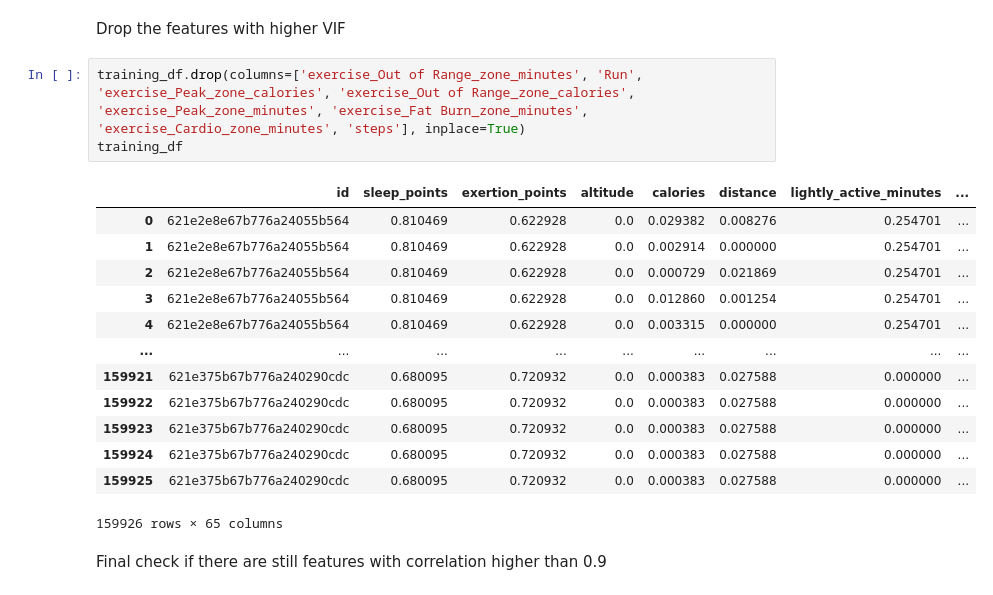
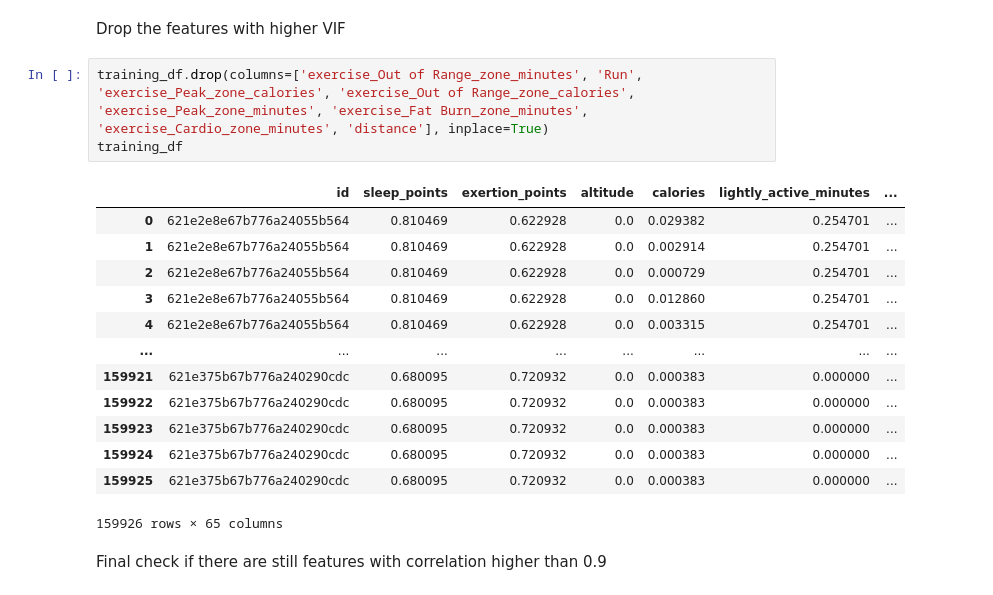
Before and after one commit to eparascho/LLMs-for-explanations, a Jupyter notebook: preprocessing/feature_elimination.ipynb, the cells around one changed output. Saved outputs shown, nothing was run; the diff lists cells and outputs as text.

```diff
--- a/preprocessing/feature_elimination.ipynb
+++ b/preprocessing/feature_elimination.ipynb
@@ -90,21 +90,21 @@ Run  --> the higher VIF: 14409.219187315666 while exercise_Peak_zone_calories --
 # %% [markdown]
 Drop the features with higher VIF
 # %%
-training_df.drop(columns=['exercise_Out of Range_zone_minutes', 'Run', 'exercise_Peak_zone_calories', 'exercise_Out of Range_zone_calories', 'exercise_Peak_zone_minutes', 'exercise_Fat Burn_zone_minutes', 'exercise_Cardio_zone_minutes', 'steps'], inplace=True)
+training_df.drop(columns=['exercise_Out of Range_zone_minutes', 'Run', 'exercise_Peak_zone_calories', 'exercise_Out of Range_zone_calories', 'exercise_Peak_zone_minutes', 'exercise_Fat Burn_zone_minutes', 'exercise_Cardio_zone_minutes', 'distance'], inplace=True)
 training_df
 # %% [output]
-|  | id | sleep_points | exertion_points | altitude | calories | distance | lightly_active_minutes | ... |
-| 0 | 621e2e8e67b776a24055b564 | 0.810469 | 0.622928 | 0.0 | 0.029382 | 0.008276 | 0.254701 | ... |
-| 1 | 621e2e8e67b776a24055b564 | 0.810469 | 0.622928 | 0.0 | 0.002914 | 0.000000 | 0.254701 | ... |
-| 2 | 621e2e8e67b776a24055b564 | 0.810469 | 0.622928 | 0.0 | 0.000729 | 0.021869 | 0.254701 | ... |
-| 3 | 621e2e8e67b776a24055b564 | 0.810469 | 0.622928 | 0.0 | 0.012860 | 0.001254 | 0.254701 | ... |
-| 4 | 621e2e8e67b776a24055b564 | 0.810469 | 0.622928 | 0.0 | 0.003315 | 0.000000 | 0.254701 | ... |
-| ... | ... | ... | ... | ... | ... | ... | ... | ... |
-| 159921 | 621e375b67b776a240290cdc | 0.680095 | 0.720932 | 0.0 | 0.000383 | 0.027588 | 0.000000 | ... |
-| 159922 | 621e375b67b776a240290cdc | 0.680095 | 0.720932 | 0.0 | 0.000383 | 0.027588 | 0.000000 | ... |
-| 159923 | 621e375b67b776a240290cdc | 0.680095 | 0.720932 | 0.0 | 0.000383 | 0.027588 | 0.000000 | ... |
-| 159924 | 621e375b67b776a240290cdc | 0.680095 | 0.720932 | 0.0 | 0.000383 | 0.027588 | 0.000000 | ... |
-| 159925 | 621e375b67b776a240290cdc | 0.680095 | 0.720932 | 0.0 | 0.000383 | 0.027588 | 0.000000 | ... |
+|  | id | sleep_points | exertion_points | altitude | calories | lightly_active_minutes | ... |
+| 0 | 621e2e8e67b776a24055b564 | 0.810469 | 0.622928 | 0.0 | 0.029382 | 0.254701 | ... |
+| 1 | 621e2e8e67b776a24055b564 | 0.810469 | 0.622928 | 0.0 | 0.002914 | 0.254701 | ... |
+| 2 | 621e2e8e67b776a24055b564 | 0.810469 | 0.622928 | 0.0 | 0.000729 | 0.254701 | ... |
+| 3 | 621e2e8e67b776a24055b564 | 0.810469 | 0.622928 | 0.0 | 0.012860 | 0.254701 | ... |
+| 4 | 621e2e8e67b776a24055b564 | 0.810469 | 0.622928 | 0.0 | 0.003315 | 0.254701 | ... |
+| ... | ... | ... | ... | ... | ... | ... | ... |
+| 159921 | 621e375b67b776a240290cdc | 0.680095 | 0.720932 | 0.0 | 0.000383 | 0.000000 | ... |
+| 159922 | 621e375b67b776a240290cdc | 0.680095 | 0.720932 | 0.0 | 0.000383 | 0.000000 | ... |
+| 159923 | 621e375b67b776a240290cdc | 0.680095 | 0.720932 | 0.0 | 0.000383 | 0.000000 | ... |
+| 159924 | 621e375b67b776a240290cdc | 0.680095 | 0.720932 | 0.0 | 0.000383 | 0.000000 | ... |
+| 159925 | 621e375b67b776a240290cdc | 0.680095 | 0.720932 | 0.0 | 0.000383 | 0.000000 | ... |
 159926 rows × 65 columns
 # %% [markdown]
 Final check if there are still features with correlation higher than 0.9
```
Also changed, not shown: parts of 3 cells of this notebook.
